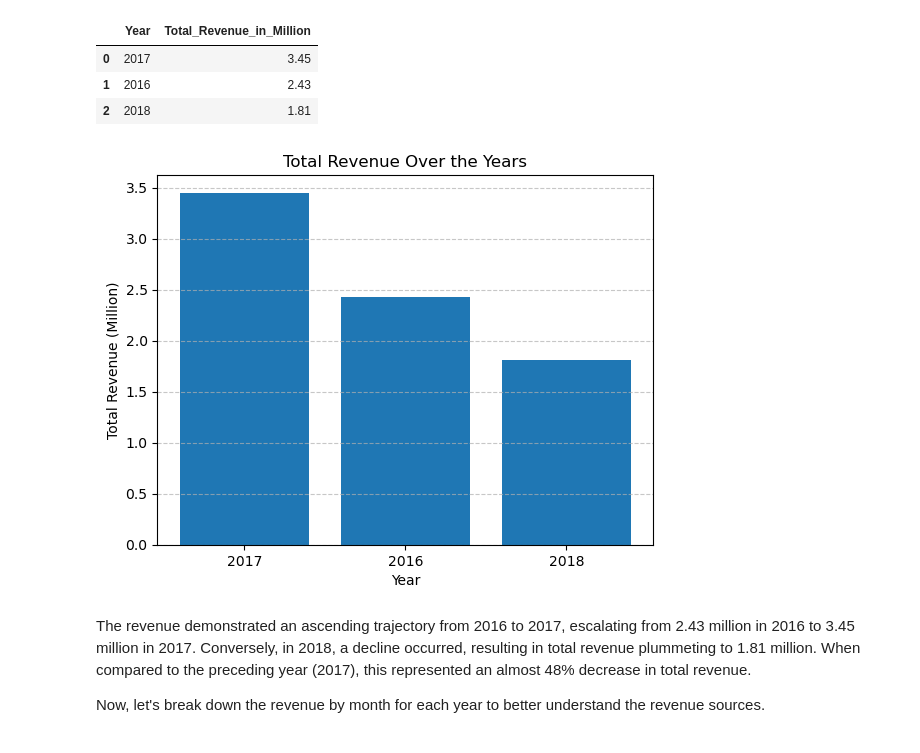
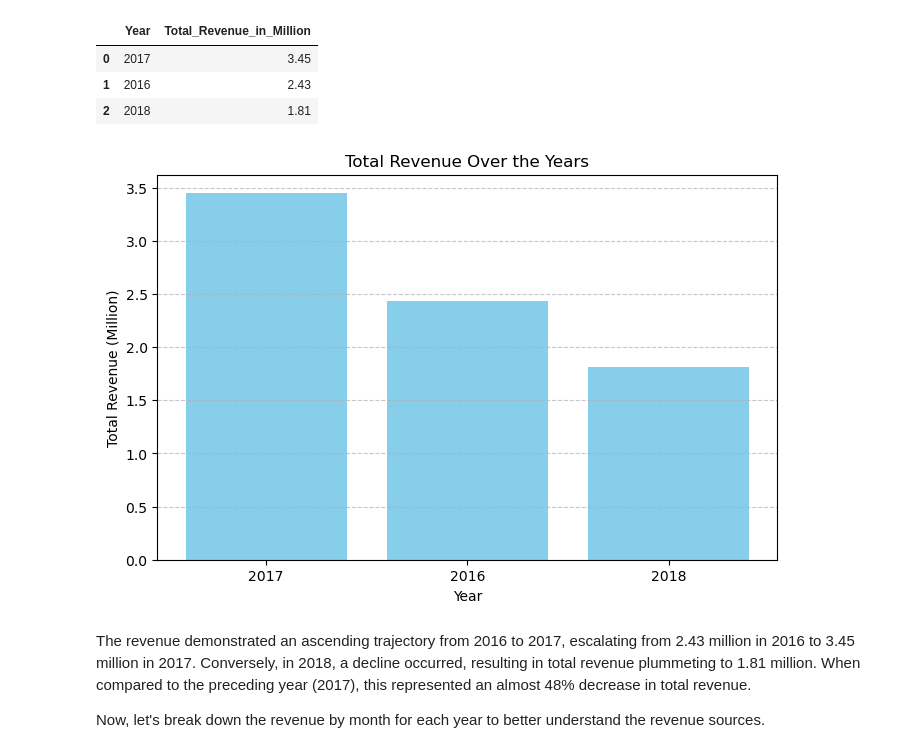
Before and after one commit to DiogocViana/Retail-Bike-Store-SQL-Notebook, a Jupyter notebook: Retail Bike Store.ipynb, the cells around one changed output. Drawn from its saved outputs; the diff is of its cells as text; code cells hidden in the pictures.

```diff
--- a/Retail Bike Store.ipynb
+++ b/Retail Bike Store.ipynb
@@ -841,24 +857,24 @@ ORDER BY Total_Revenue_in_Million DESC
 
         '''
 
-df = pd.read_sql_query(query, connection)
-df
+df_years = pd.read_sql_query(query, connection)
+df_years
 # %% [output]
 |  | Year | Total_Revenue_in_Million |
 | 0 | 2017 | 3.45 |
 | 1 | 2016 | 2.43 |
 | 2 | 2018 | 1.81 |
 # %%
-plt.figure
-plt.bar(df['Year'], df['Total_Revenue_in_Million'])
+plt.figure(figsize=(8, 5))
+plt.bar(df_years['Year'], df_years['Total_Revenue_in_Million'], color='skyblue')
 plt.xlabel('Year')
 plt.ylabel('Total Revenue (Million)')
 plt.title('Total Revenue Over the Years')
 plt.grid(axis='y', linestyle='--', alpha=0.7)
 
 plt.show()
 # %% [output]
-[figure, old version]
+[figure, new version]
 # %% [markdown]
 The revenue demonstrated an ascending trajectory from 2016 to 2017, escalating from 2.43 million in 2016 to 3.45 million in 2017. Conversely, in 2018, a decline occurred, resulting in total revenue plummeting to 1.81 million. When compared to the preceding year (2017), this represented an almost 48% decrease in total revenue.
 
```
Also changed, not shown: parts of 33 cells of this notebook.
